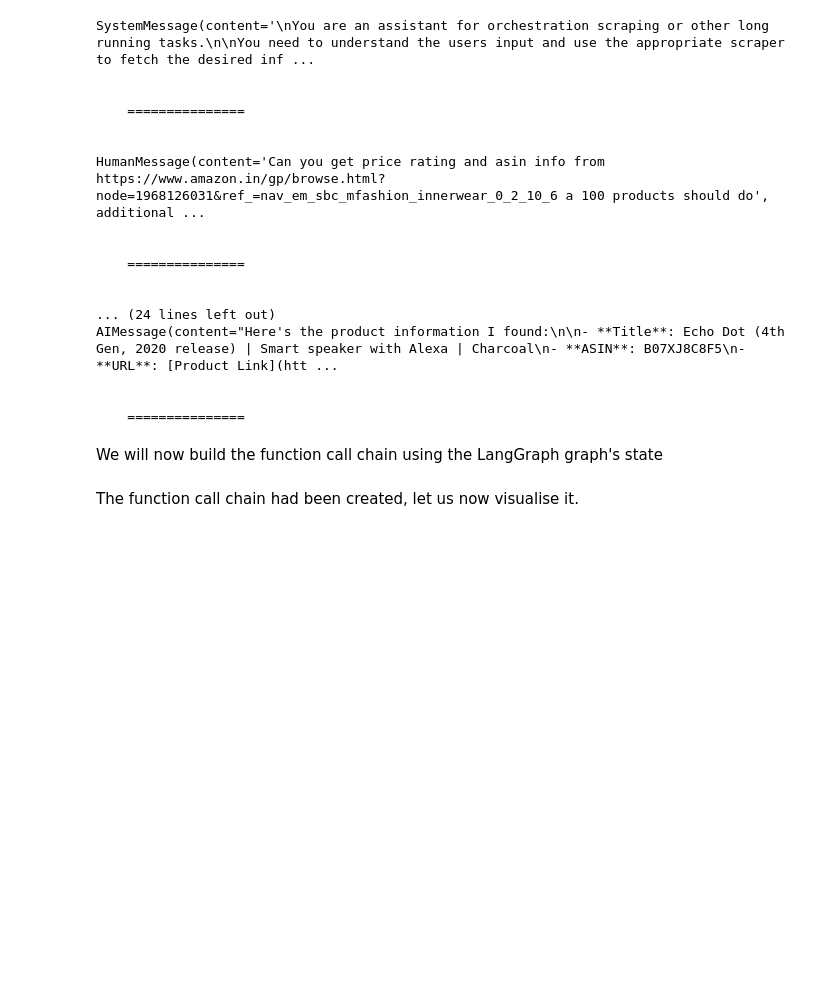
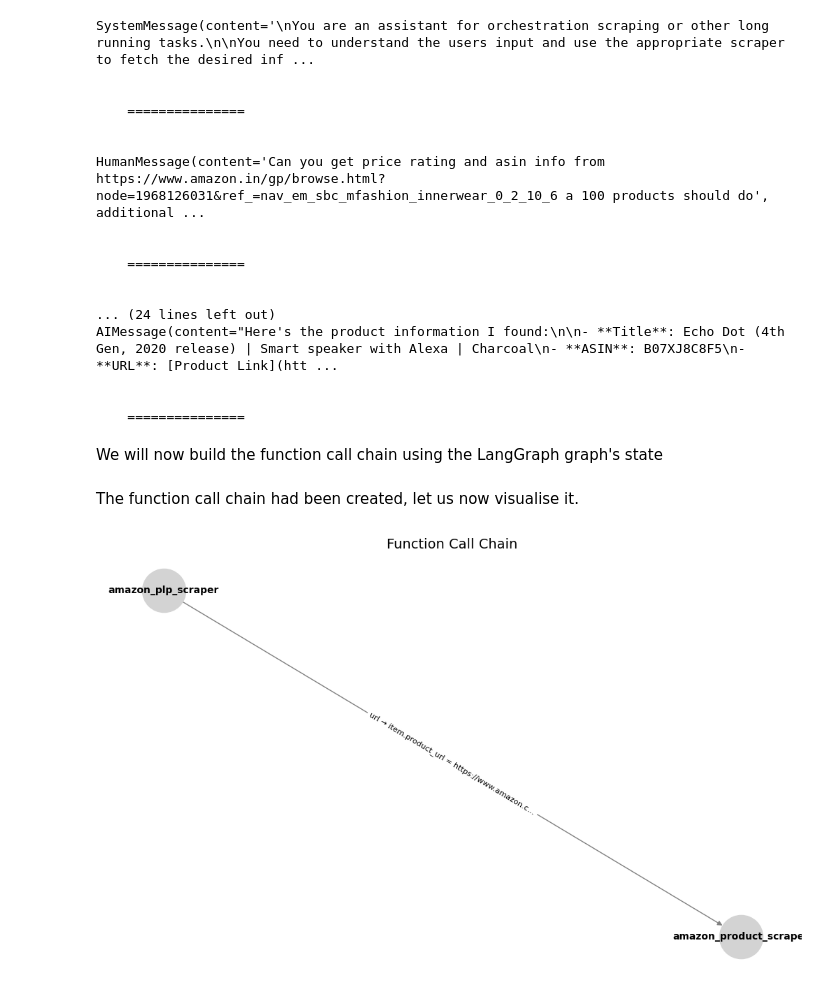
Before and after one commit to PuneetUdhayan/data-pipeline-llm, a Jupyter notebook: DataPipelines.ipynb, the cells around one changed output. Drawn from its saved outputs; the diff is of its cells as text; code cells hidden in the pictures; blank space fills up the shorter version.

```diff
--- a/DataPipelines.ipynb
+++ b/DataPipelines.ipynb
@@ -384,3 +384,7 @@ def visualize_chain_matplotlib(chain):
     plt.title("Function Call Chain", fontsize=14)
     plt.axis('off')
     plt.show()
+# %%
+visualize_chain_matplotlib(chain)
+# %% [output]
+[figure, added]
```
